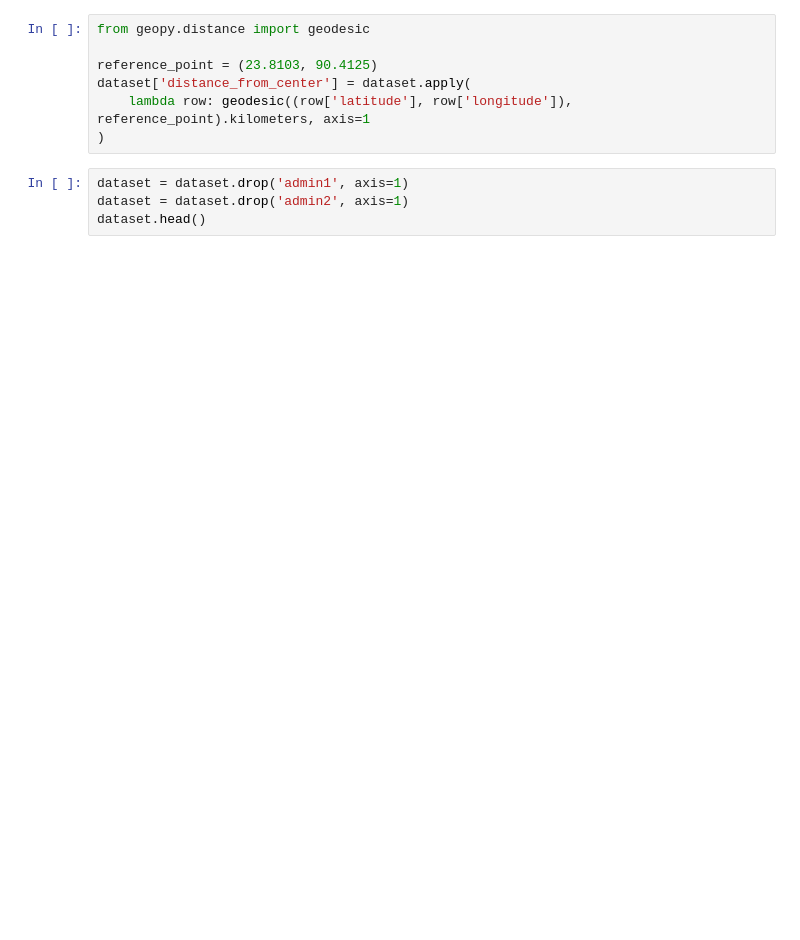
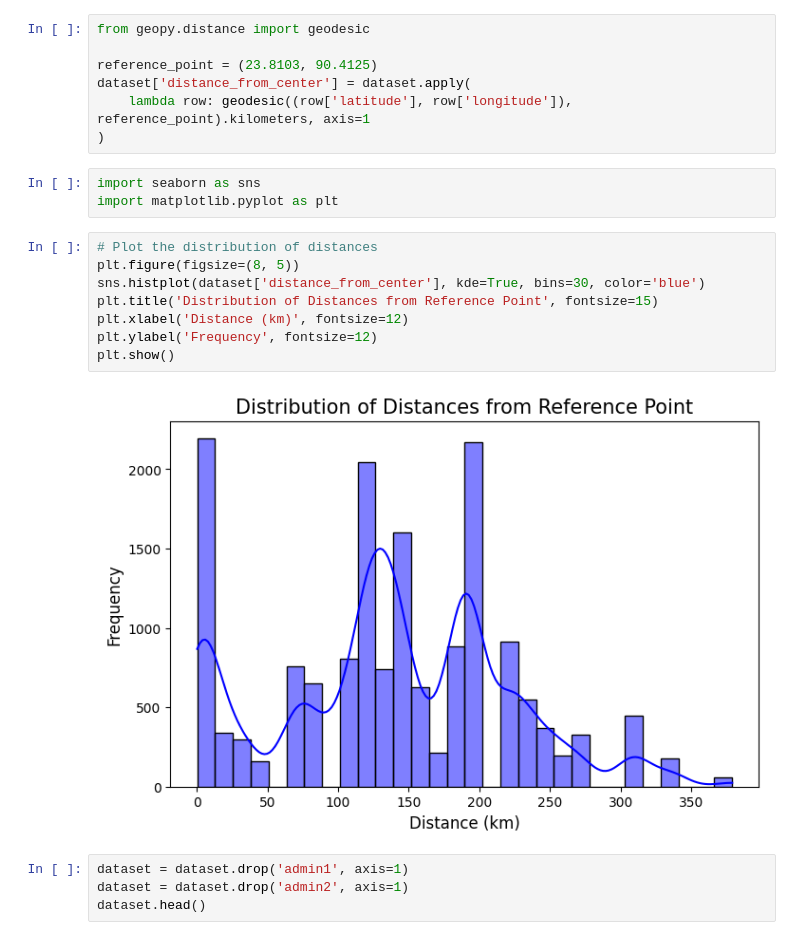
Before and after one commit to myself-aas/Comparative-Analysis-of-Regression-Models-for-Commodity-Price-Prediction, a Jupyter notebook: commodity_price_prediction.ipynb, the cells around one changed output. Cells and saved outputs as stored; diff of their text form; blank space fills up the shorter version.

Commit message:
graphs added

```diff
--- a/commodity_price_prediction.ipynb
+++ b/commodity_price_prediction.ipynb
@@ -35,6 +35,19 @@ reference_point = (23.8103, 90.4125)
 dataset['distance_from_center'] = dataset.apply(
     lambda row: geodesic((row['latitude'], row['longitude']), reference_point).kilometers, axis=1
 )
+# %%
+import seaborn as sns
+import matplotlib.pyplot as plt
+# %%
+# Plot the distribution of distances
+plt.figure(figsize=(8, 5))
+sns.histplot(dataset['distance_from_center'], kde=True, bins=30, color='blue')
+plt.title('Distribution of Distances from Reference Point', fontsize=15)
+plt.xlabel('Distance (km)', fontsize=12)
+plt.ylabel('Frequency', fontsize=12)
+plt.show()
+# %% [output]
+[figure, added]
 # %%
 dataset = dataset.drop('admin1', axis=1)
 dataset = dataset.drop('admin2', axis=1)
```
Also changed, not shown: 1 other file.
